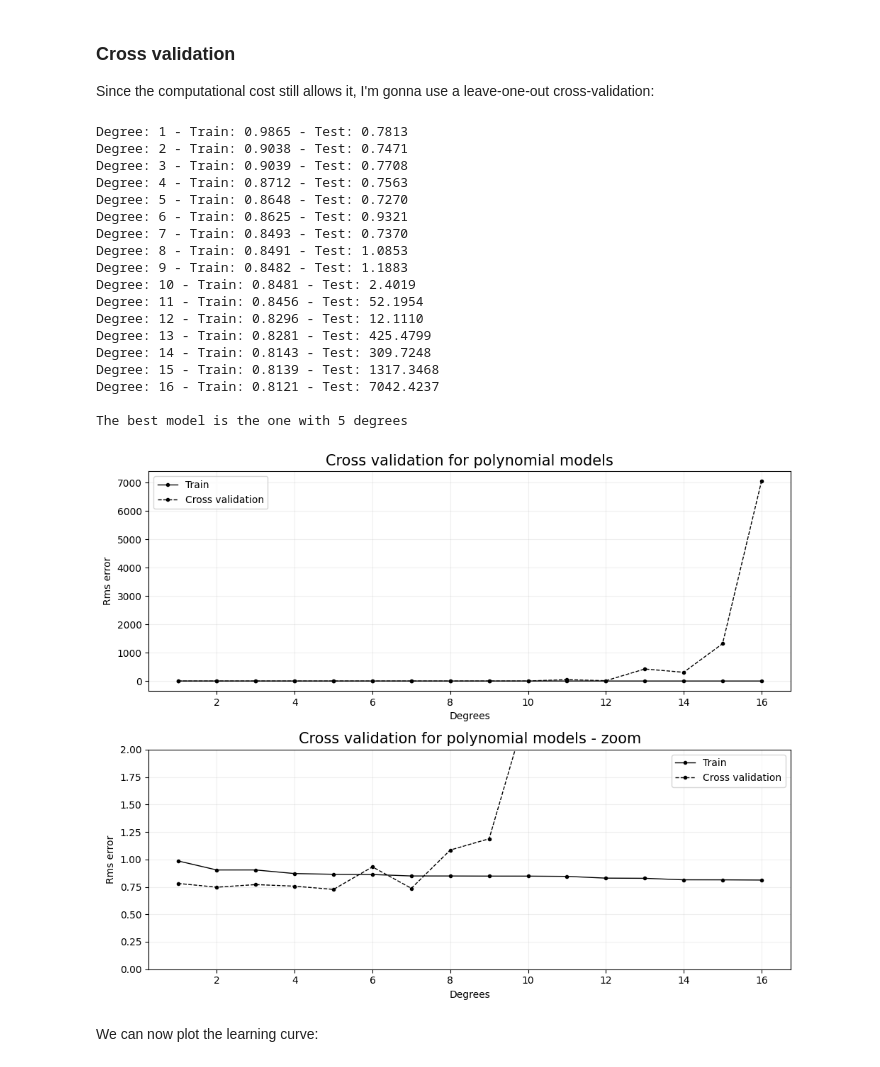
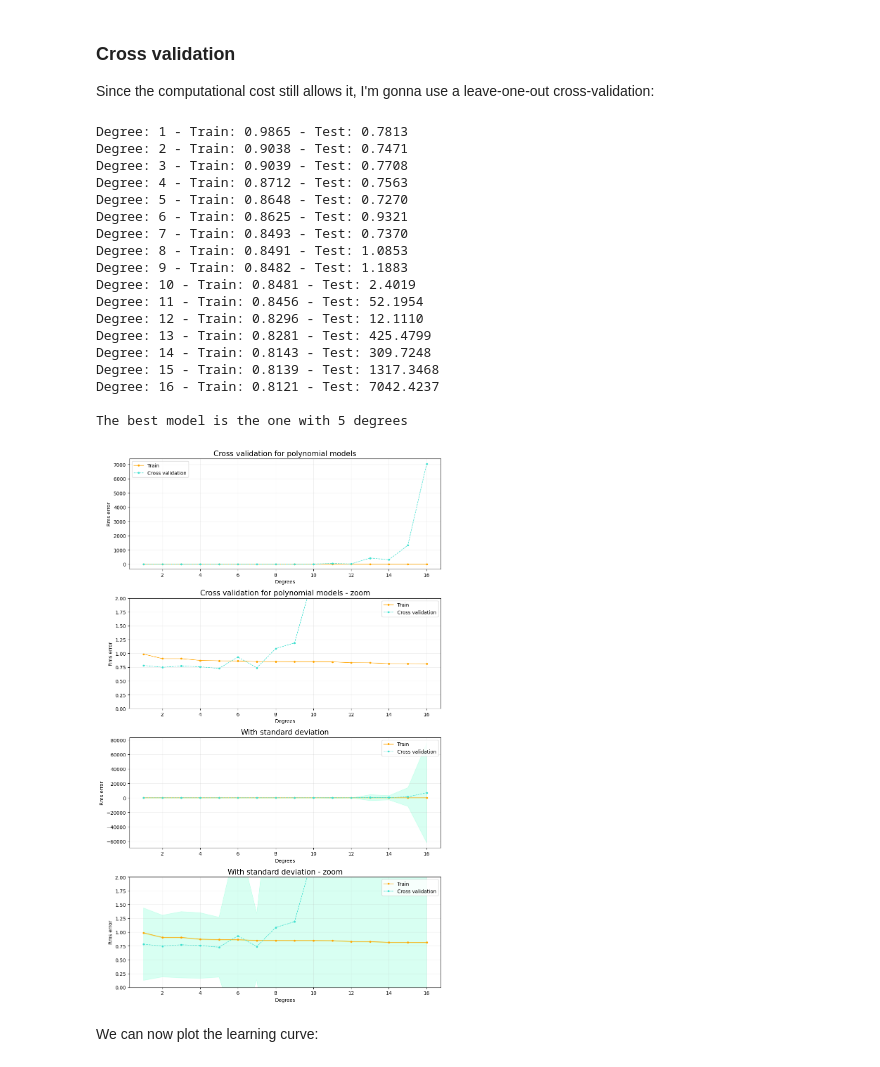
Before and after one commit to Alice-Palladino/astrostatistics_bicocca_2024, a Jupyter notebook: working/L17 - Supernovae distances and redshifts (part 1).ipynb, the cells around one changed output. Drawn from its saved outputs; the diff is of its cells as text; code cells hidden in the pictures.

Commit message:
Added error bands

```diff
--- a/working/L17 - Supernovae distances and redshifts (part 1).ipynb
+++ b/working/L17 - Supernovae distances and redshifts (part 1).ipynb
@@ -126,6 +126,10 @@ degrees = np.arange(1, 17)
 
 rms_train_tot = np.empty(len(degrees))
 rms_test_tot = np.empty(len(degrees))
+
+# For the standard deviation
+rms_train_tot_std = np.empty(len(degrees))
+rms_test_tot_std = np.empty(len(degrees))
 
 for j, degree in enumerate(degrees):
 
@@ -150,50 +154,74 @@ for j, degree in enumerate(degrees):
     rms_train_tot[j] = np.mean(rms_train)
     rms_test_tot[j] = np.mean(rms_test)
 
+    rms_train_tot_std[j] = np.std(rms_train)
+    rms_test_tot_std[j] = np.std(rms_test)
+
 d_best = degrees[np.argmin(rms_test_tot)]
 print('\nThe best model is the one with %i degrees\n' % d_best)
 
-fig, ax = plt.subplots(2, 1, figsize=(10, 8))
+fig, ax = plt.subplots(4, 1, figsize=(10, 16))
 
-ax[0].plot(degrees, rms_train_tot, lw = 1, color = 'black', ls = '-', marker = 'o', markersize = 3, label = 'Train')
-ax[0].plot(degrees, rms_test_tot, lw = 1, color = 'black', ls = '--', marker = 'o', markersize = 3, label = 'Cross validation')
+ax[0].plot(degrees, rms_train_tot, lw = 1, color = 'orange', ls = '-', marker = 'o', markersize = 3, label = 'Train')
+ax[0].plot(degrees, rms_test_tot, lw = 1, color = 'turquoise', ls = '--', marker = 'o', markersize = 3, label = 'Cross validation')
 ax[0].set_xlabel('Degrees')
 ax[0].set_ylabel('Rms error')
 ax[0].set_title('Cross validation for polynomial models', fontsize = 15)
 ax[0].grid(alpha = 0.2)
 ax[0].legend()
 
-ax[1].plot(degrees, rms_train_tot, lw = 1, color = 'black', ls = '-', marker = 'o', markersize = 3, label = 'Train')
-ax[1].plot(degrees, rms_test_tot, lw = 1, color = 'black', ls = '--', marker = 'o', markersize = 3, label = 'Cross validation')
+ax[1].plot(degrees, rms_train_tot, lw = 1, color = 'orange', ls = '-', marker = 'o', markersize = 3, label = 'Train')
+ax[1].plot(degrees, rms_test_tot, lw = 1, color = 'turquoise', ls = '--', marker = 'o', markersize = 3, label = 'Cross validation')
 ax[1].set_xlabel('Degrees')
 ax[1].set_ylabel('Rms error')
 ax[1].set_ylim(0, 2)
 ax[1].set_title('Cross validation for polynomial models - zoom', fontsize = 15)
 ax[1].grid(alpha = 0.2)
 ax[1].legend()
 
+ax[2].plot(degrees, rms_train_tot, lw = 1, color = 'orange', ls = '-', marker = 'o', markersize = 3, label = 'Train')
+ax[2].plot(degrees, rms_test_tot, lw = 1, color = 'turquoise', ls = '--', marker = 'o', markersize = 3, label = 'Cross validation')
+ax[2].fill_between(degrees, rms_train_tot - rms_train_tot_std, rms_train_tot + rms_train_tot_std, color='gold', alpha=0.3)
+ax[2].fill_between(degrees, rms_test_tot - rms_test_tot_std, rms_test_tot + rms_test_tot_std, color='aquamarine', alpha=0.3)
+ax[2].set_xlabel('Degrees')
+ax[2].set_ylabel('Rms error')
+ax[2].set_title('With standard deviation', fontsize = 15)
+ax[2].grid(alpha = 0.2)
+ax[2].legend()
+
+ax[3].plot(degrees, rms_train_tot, lw = 1, color = 'orange', ls = '-', marker = 'o', markersize = 3, label = 'Train')
+ax[3].plot(degrees, rms_test_tot, lw = 1, color = 'turquoise', ls = '--', marker = 'o', markersize = 3, label = 'Cross validation')
+ax[3].fill_between(degrees, rms_train_tot - rms_train_tot_std, rms_train_tot + rms_train_tot_std, color='gold', alpha=0.3)
+ax[3].fill_between(degrees, rms_test_tot - rms_test_tot_std, rms_test_tot + rms_test_tot_std, color='aquamarine', alpha=0.3)
+ax[3].set_xlabel('Degrees')
+ax[3].set_ylabel('Rms error')
+ax[3].set_ylim(0, 2)
+ax[3].set_title('With standard deviation - zoom', fontsize = 15)
+ax[3].grid(alpha = 0.2)
+ax[3].legend()
+
 plt.tight_layout(w_pad=2.5)
 plt.show()
 # %% [output]
 Degree: 1 - Train: 0.9865 - Test: 0.7813
 Degree: 2 - Train: 0.9038 - Test: 0.7471
 Degree: 3 - Train: 0.9039 - Test: 0.7708
 Degree: 4 - Train: 0.8712 - Test: 0.7563
 Degree: 5 - Train: 0.8648 - Test: 0.7270
 Degree: 6 - Train: 0.8625 - Test: 0.9321
 Degree: 7 - Train: 0.8493 - Test: 0.7370
 Degree: 8 - Train: 0.8491 - Test: 1.0853
 Degree: 9 - Train: 0.8482 - Test: 1.1883
 Degree: 10 - Train: 0.8481 - Test: 2.4019
 Degree: 11 - Train: 0.8456 - Test: 52.1954
 Degree: 12 - Train: 0.8296 - Test: 12.1110
 Degree: 13 - Train: 0.8281 - Test: 425.4799
 Degree: 14 - Train: 0.8143 - Test: 309.7248
 Degree: 15 - Train: 0.8139 - Test: 1317.3468
 Degree: 16 - Train: 0.8121 - Test: 7042.4237
 
 The best model is the one with 5 degrees
-[figure, old version]
+[figure, new version]
 # %% [markdown]
 We can now plot the learning curve:
 # %%
```
Also changed, not shown: parts of 10 cells of this notebook.
